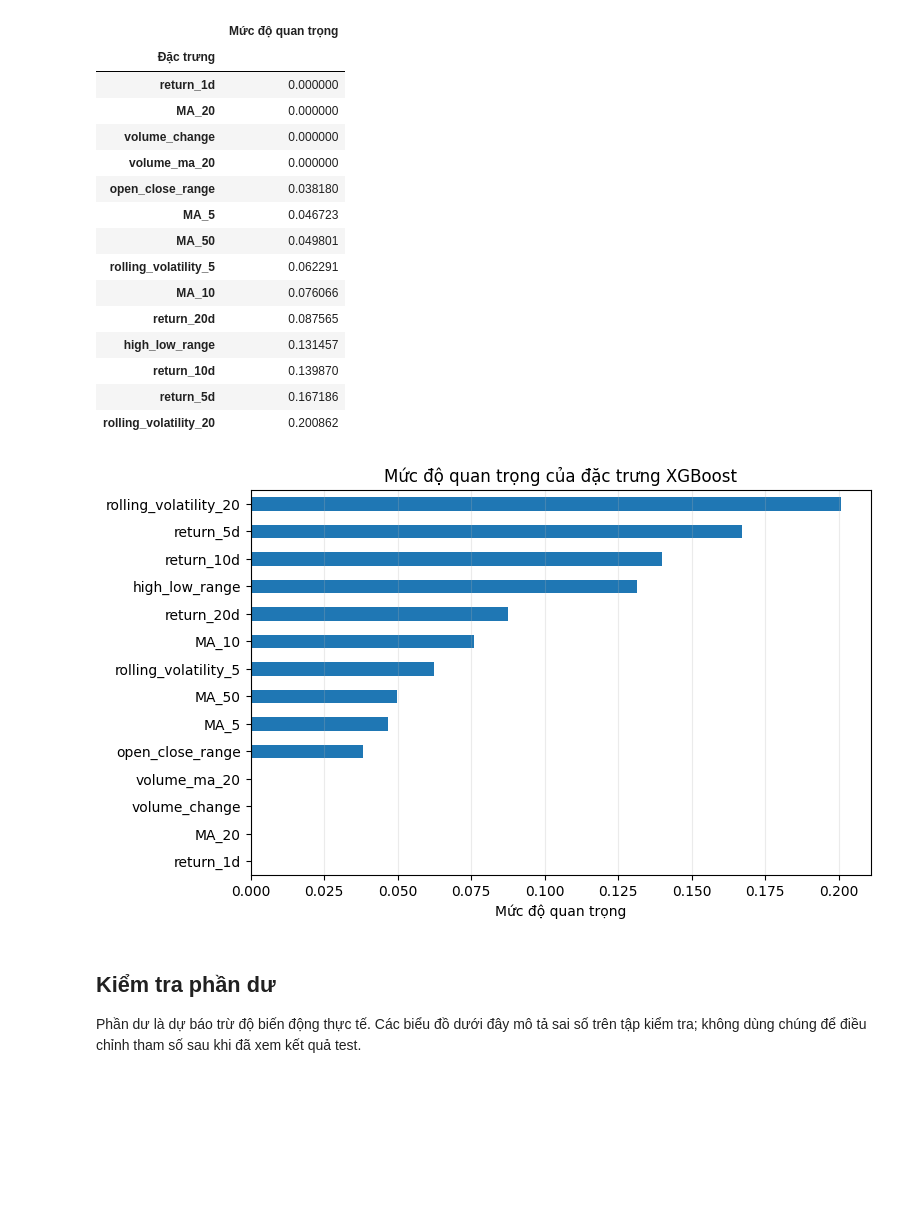
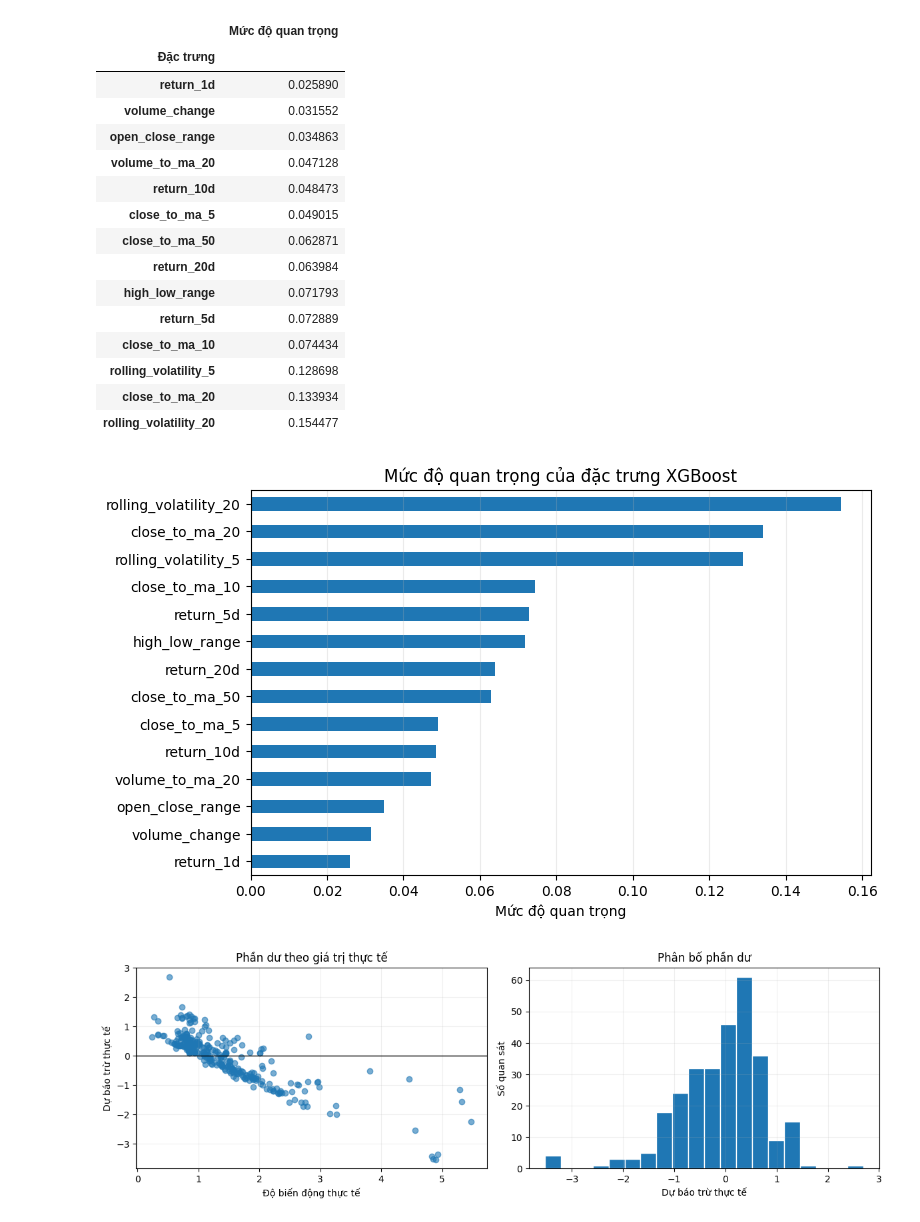
Before and after one commit to dzadanh/votatility-forecasting-test, a Jupyter notebook: notebooks/03_xgboost_experiment.ipynb, the cells around one changed output. Drawn from its saved outputs; the diff is of its cells as text; code cells hidden in the pictures; blank space fills up the shorter version.

```diff
--- a/notebooks/03_xgboost_experiment.ipynb
+++ b/notebooks/03_xgboost_experiment.ipynb
@@ -262,0 +64,8 @@ Các chỉ số test: {'mae': 0.6474096900596978, 'rmse': 0.8798181317307969, 'r
+# %%
+xgb_settings = dict(config["models"]["xgboost"])
+tuning_config = xgb_settings.pop("tuning")
+print("Tham số nền:")
+display(pd.Series(xgb_settings, name="Giá trị").to_frame())
+print(f"Số cấu hình trong lưới: {sum(len(ParameterGrid(g)) for g in tuning_config['param_grid'])}")
+print(f"Ngưỡng dung sai RMSE: {tuning_config['rmse_tolerance']:.0%}")
+print(f"Số luồng tìm kiếm / estimator: {tuning_config['search_n_jobs']} / {xgb_settings['n_jobs']}")
@@ -262,0 +201,23 @@ Các chỉ số test: {'mae': 0.6474096900596978, 'rmse': 0.8798181317307969, 'r
+# %%
+test_forecast = model.predict(history, dataset.test["date"])
+test = dataset.test[["date", dataset.target]].rename(columns={dataset.target: "actual_volatility"})
+comparison = test.merge(test_forecast, on="date", validate="one_to_one")
+comparison["actual_risk_level"] = warning.classify(comparison["actual_volatility"])
+comparison["risk_level"] = [
+    warning.classify(value, model="xgboost") for value in comparison["predicted_volatility"]
+]
+reg_metrics = regression_metrics(comparison["actual_volatility"], comparison["predicted_volatility"])
+high_metrics = high_warning_metrics(
+    comparison["actual_volatility"], comparison["predicted_volatility"],
+    warning.high_threshold, warning.model_high_thresholds["xgboost"],
+)
+level_metrics = risk_level_metrics(comparison["actual_risk_level"], comparison["risk_level"])
+print("Chỉ số hồi quy:")
+display(pd.Series(reg_metrics, name="Giá trị").to_frame())
+print("Chỉ số cảnh báo HIGH:")
+display(pd.Series(high_metrics, name="Giá trị").to_frame())
+print("Chỉ số theo ba mức rủi ro:")
+display(pd.DataFrame(level_metrics["per_class"]).T)
+print("Ma trận nhầm lẫn (hàng = thực tế, cột = dự báo; NORMAL, WARNING, HIGH):")
+display(pd.DataFrame(level_metrics["confusion_matrix"], index=level_metrics["labels"], columns=level_metrics["labels"]))
+display(comparison[["date", "actual_volatility", "predicted_volatility", "actual_risk_level", "risk_level"]].head())
@@ -276,29 +270,36 @@ Biểu đồ trình bày mức độ quan trọng theo số lần phân tách c
 # %%
 importance = pd.Series(
     model.estimator.feature_importances_, index=dataset.features, name="Mức độ quan trọng"
 ).sort_values()
 display(importance.rename_axis("Đặc trưng").to_frame())
 ax = importance.plot.barh(figsize=(8, 5), title="Mức độ quan trọng của đặc trưng XGBoost")
 ax.set_xlabel("Mức độ quan trọng"); ax.grid(axis="x", alpha=.25); plt.show()
+
+comparison["residual"] = comparison["predicted_volatility"] - comparison["actual_volatility"]
+fig, axes = plt.subplots(1, 2, figsize=(12, 4))
+axes[0].scatter(comparison["actual_volatility"], comparison["residual"], alpha=.6)
+axes[0].axhline(0, color="black", linewidth=1)
+axes[0].set(xlabel="Độ biến động thực tế", ylabel="Dự báo trừ thực tế", title="Phần dư theo giá trị thực tế")
+axes[1].hist(comparison["residual"], bins=20, edgecolor="white")
+axes[1].set(xlabel="Dự báo trừ thực tế", ylabel="Số quan sát", title="Phân bố phần dư")
+for ax in axes: ax.grid(alpha=.2)
+fig.tight_layout(); plt.show()
 # %% [output]
 |  | Mức độ quan trọng |
 | Đặc trưng |  |
-| return_1d | 0.000000 |
-| MA_20 | 0.000000 |
-| volume_change | 0.000000 |
-| volume_ma_20 | 0.000000 |
-| open_close_range | 0.038180 |
-| MA_5 | 0.046723 |
-| MA_50 | 0.049801 |
-| rolling_volatility_5 | 0.062291 |
-| MA_10 | 0.076066 |
-| return_20d | 0.087565 |
-| high_low_range | 0.131457 |
-| return_10d | 0.139870 |
-| return_5d | 0.167186 |
-| rolling_volatility_20 | 0.200862 |
+| return_1d | 0.025890 |
+| volume_change | 0.031552 |
+| open_close_range | 0.034863 |
+| volume_to_ma_20 | 0.047128 |
+| return_10d | 0.048473 |
+| close_to_ma_5 | 0.049015 |
+| close_to_ma_50 | 0.062871 |
+| return_20d | 0.063984 |
+| high_low_range | 0.071793 |
+| return_5d | 0.072889 |
+| close_to_ma_10 | 0.074434 |
+| rolling_volatility_5 | 0.128698 |
+| close_to_ma_20 | 0.133934 |
+| rolling_volatility_20 | 0.154477 |
-[figure, old version]
+[figure, new version]
+[figure, added]
-# %% [markdown]
-## Kiểm tra phần dư
-
-Phần dư là dự báo trừ độ biến động thực tế. Các biểu đồ dưới đây mô tả sai số trên tập kiểm tra; không dùng chúng để điều chỉnh tham số sau khi đã xem kết quả test.
```
Also changed, not shown: parts of 26 cells of this notebook, 1 other file.
